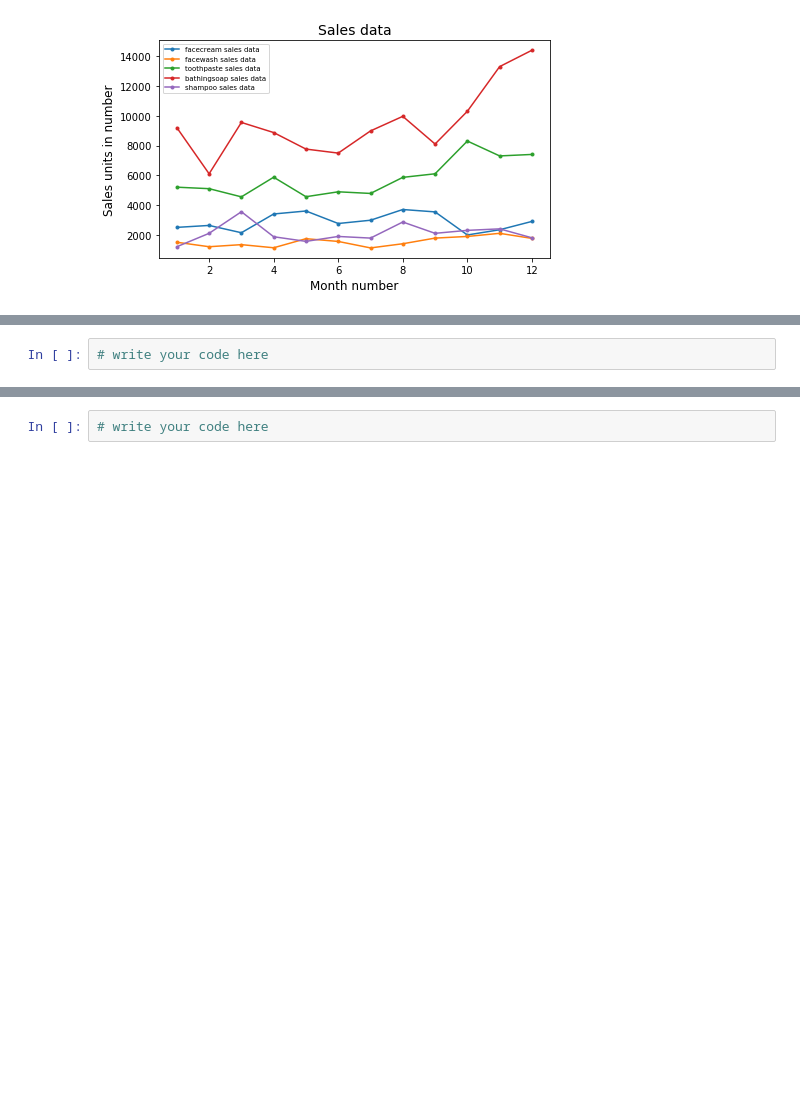
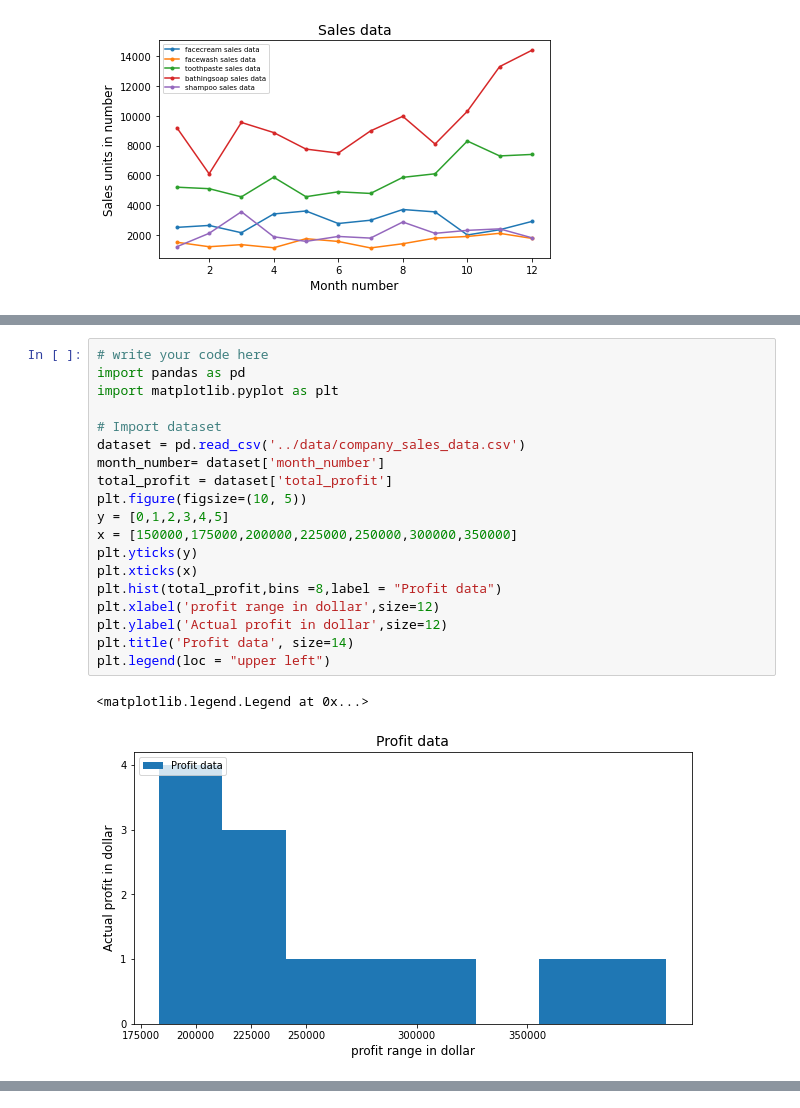
Before and after one commit to salma971/python-for-finance, a Jupyter notebook: day_03/assignments/01-matplotlib_basic_assignment.ipynb, the cells around one changed output, grey strips where cells are left out. Saved outputs shown, nothing was run; the diff lists cells and outputs as text; blank space fills up the shorter version.

```diff
--- a/day_03/assignments/01-matplotlib_basic_assignment.ipynb
+++ b/day_03/assignments/01-matplotlib_basic_assignment.ipynb
@@ -143,8 +199,28 @@ The bar chart should display the number of units sold per month for each product
 **Expected output**
 
 <img src="../data/Profit_data.png" alt="Profit_data" style="width: 700px;"/>
-# %%
-# write your code here
+# %%
+# write your code here
+import pandas as pd
+import matplotlib.pyplot as plt
+
+# Import dataset
+dataset = pd.read_csv('../data/company_sales_data.csv')
+month_number= dataset['month_number']
+total_profit = dataset['total_profit']
+plt.figure(figsize=(10, 5))
+y = [0,1,2,3,4,5]
+x = [150000,175000,200000,225000,250000,300000,350000]
+plt.yticks(y)
+plt.xticks(x)
+plt.hist(total_profit,bins =8,label = "Profit data")
+plt.xlabel('profit range in dollar',size=12)
+plt.ylabel('Actual profit in dollar',size=12)
+plt.title('Profit data', size=14)
+plt.legend(loc = "upper left")
+# %% [output]
+<matplotlib.legend.Legend at 0x...>
+[figure, added]
 # %% [markdown]
 ## Exercise 8
 **Calculate total sale data for last year for each product and show it using a Pie chart**
@@ -154,5 +230,3 @@ The bar chart should display the number of units sold per month for each product
 **Expected output**
 
 <img src="../data/sales_data_pi_chart.png" alt="sales_data_pi_chart" style="width: 700px;"/>
-# %%
-# write your code here
```
Also changed, not shown: parts of 11 cells of this notebook, 2 other files.
